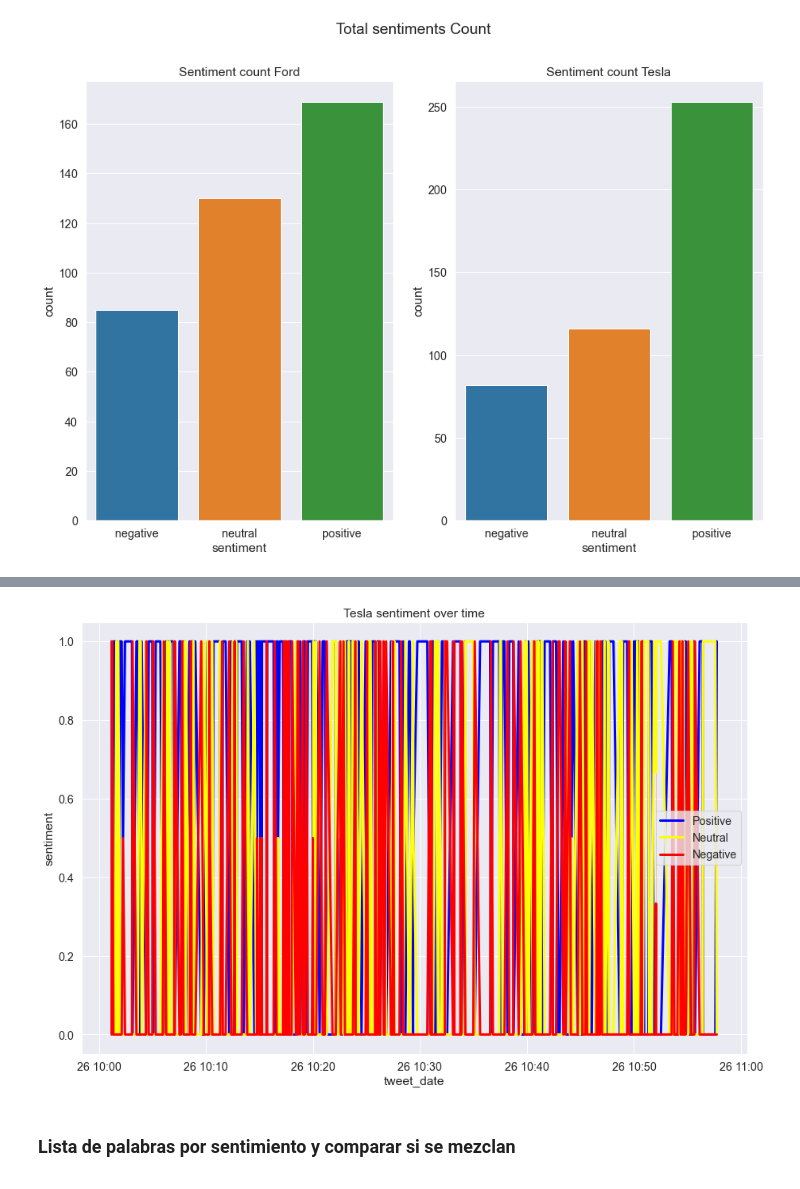
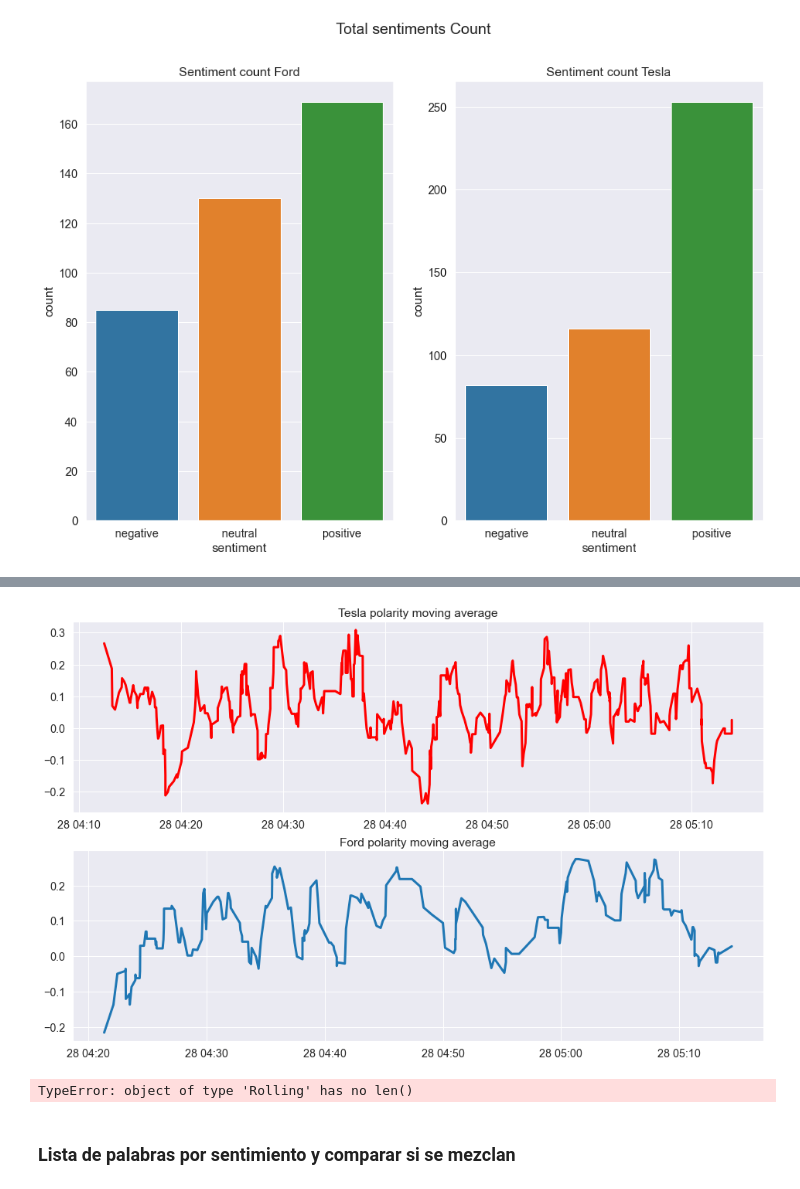
Before and after one commit to MestreD/NLP_Task, a Jupyter notebook: NLP_Task.ipynb, the cells around one changed output, grey strips where cells are left out. Saved outputs shown, nothing was run; the diff lists cells and outputs as text; code cells hidden in the pictures.

```diff
--- a/NLP_Task.ipynb
+++ b/NLP_Task.ipynb
@@ -301,0 +306,6 @@ plt.show()
+# %%
+tesla["polarity"] = tesla["clean_tweet"].apply(lambda x: TextBlob(x).sentiment[0])
+tesla["subjectivity"] = tesla["clean_tweet"].apply(lambda x: TextBlob(x).sentiment[1])
+ford["polarity"] = ford["clean_tweet"].apply(lambda x: TextBlob(x).sentiment[0])
+ford["subjectivity"] = ford["clean_tweet"].apply(lambda x: TextBlob(x).sentiment[1])
+tesla.head()
@@ -301,0 +337,9 @@ plt.show()
+# %%
+# Building dtaframes for the visualization.
+tesla_ma = tesla[["tweet_date", "polarity"]]
+tesla_ma = tesla_ma.sort_values(by="tweet_date", ascending=True)
+tesla_ma["MA Polarity"] = tesla_ma.polarity.rolling(10, min_periods=3).mean()
+
+ford_ma = ford[["tweet_date", "polarity"]]
+ford_ma = ford_ma.sort_values(by="tweet_date", ascending=True)
+ford_ma["MA Polarity"] = ford_ma.polarity.rolling(10, min_periods=3).mean()
@@ -302,15 +360,51 @@ plt.show()
+# %%
+fig, ax = plt.subplots(2, 1, figsize=(16,10))
+ax[0].plot(tesla_ma["tweet_date"], tesla_ma["MA Polarity"], color="red")
+ax[0].set_title("Tesla polarity moving average")
+
+ax[1].plot(ford_ma["tweet_date"], ford_ma["MA Polarity"])
+ax[1].set_title("Ford polarity moving average")
+
+plt.show()
+# %% [output]
+[figure, added]
 # %%
+# Building dtaframes for the visualization.
+tesla_post = tesla[tesla["sentiment"] == "positive"][["tweet_date", "sentiment"]]
+tesla_post = tesla_post.sort_values(by="tweet_date", ascending=True)
+tesla_post["Sum Positive"] = len(tesla_post.sentiment)
+
+tesla_neut = tesla[tesla["sentiment"] == "neutra"][["tweet_date", "sentiment"]]
+tesla_neut = tesla_neut.sort_values(by="tweet_date", ascending=True)
+tesla_neut["Sum Neutral"] = len(tesla_neut.sentiment.rolling(10, min_periods=3))
+
+tesla_neg = tesla[tesla["sentiment"] == "negative"][["tweet_date", "sentiment"]]
+tesla_neg = tesla_neg.sort_values(by="tweet_date", ascending=True)
+tesla_neg["Sum Negative"] = len(tesla_neg.sentiment)
+
+ford_post = ford[ford["sentiment"] == "positive"][["tweet_date", "sentiment"]]
+ford_post = ford_post.sort_values(by="tweet_date", ascending=True)
+ford_post["Sum Positive"] = len(ford_post.sentiment)
+
+ford_neut = ford[ford["sentiment"] == "neutral"][["tweet_date", "sentiment"]]
+ford_neut = ford_neut.sort_values(by="tweet_date", ascending=True)
+ford_neut["Sum Neutral"] = len(ford_neut.sentiment)
+
+ford_neg = ford[ford["sentiment"] == "negative"][["tweet_date", "sentiment"]]
+ford_neg = ford_neg.sort_values(by="tweet_date", ascending=True)
+ford_neg["Sum Negative"] = len(ford_neg.sentiment)
+
 plt.figure(figsize=(15,10))
 plt.title("Tesla sentiment over time")
 sns.set_style("darkgrid")
 sns.set_context("notebook", rc={"lines.linewidth": 3}, font_scale=1.3)
-sns.lineplot(x=tesla.tweet_date, y=tesla.sentiment == "positive", data=tesla, color="blue", label="Positive")
-sns.lineplot(x=tesla.tweet_date, y=tesla.sentiment == "neutral", data=tesla, color="yellow", label="Neutral")
-sns.lineplot(x=tesla.tweet_date, y=tesla.sentiment == "negative", data=tesla, color="red", label="Negative")
+sns.lineplot(x=tesla_post.tweet_date, y=tesla_post.sentiment, data=tesla_post, color="blue", label="Positive")
+sns.lineplot(x=tesla_neut.tweet_date, y=tesla_neut.sentiment, data=tesla_neut, color="yellow", label="Neutral")
+sns.lineplot(x=tesla_neg.tweet_date, y=tesla_neg.sentiment, data=tesla_neg, color="red", label="Negative")
 plt.legend()
 plt.show()
 # %% [output]
-[figure, removed]
+TypeError: object of type 'Rolling' has no len()
 # %% [markdown]
 ### Lista de palabras por sentimiento y comparar si se mezclan
 # %% [markdown]
```
Also changed, not shown: parts of 7 cells of this notebook.
